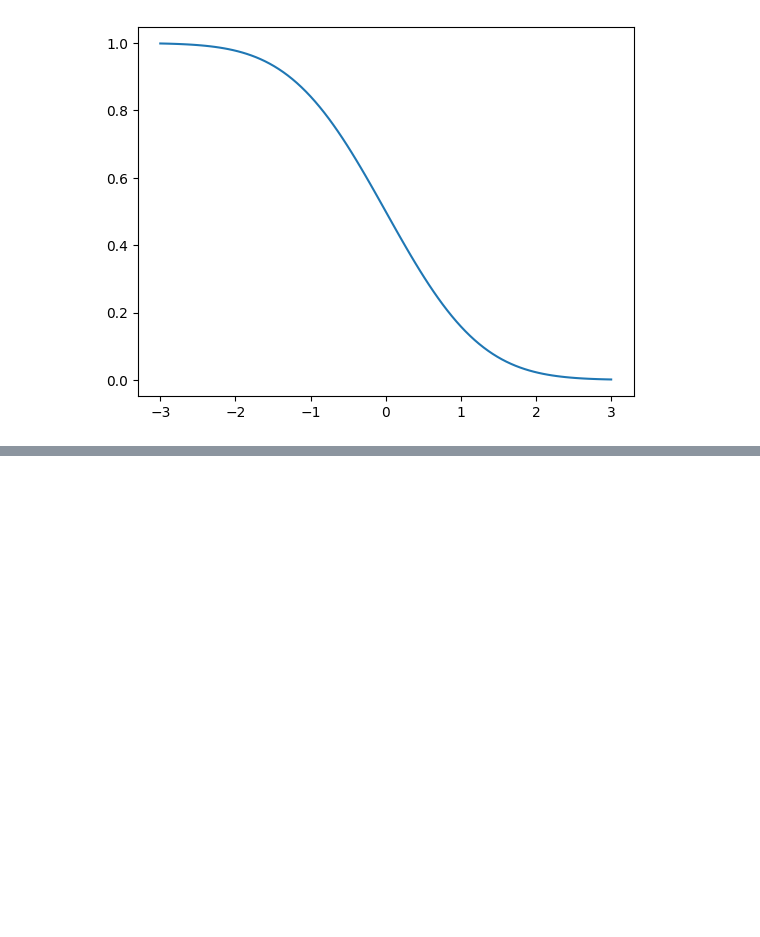
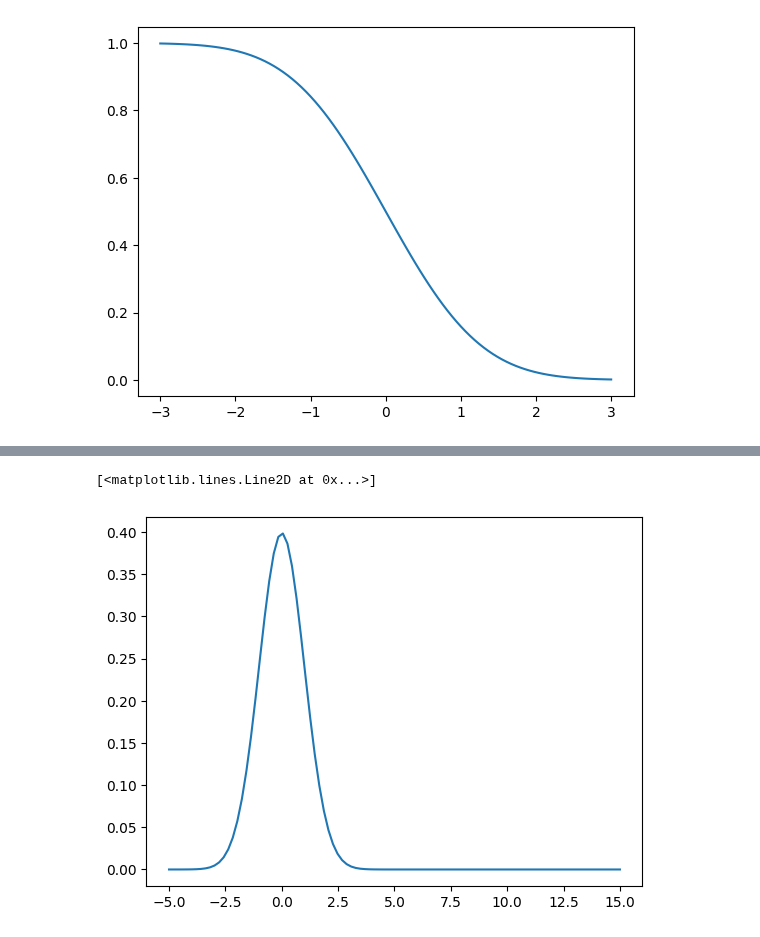
Before and after one commit to rrr0220/Python-Statistics, a Jupyter notebook: 221130_確率分布.ipynb, the cells around one changed output, grey strips where cells are left out. Drawn from its saved outputs; the diff is of its cells as text; code cells hidden in the pictures; blank space fills up the shorter version.

```diff
--- a/221130_確率分布.ipynb
+++ b/221130_確率分布.ipynb
@@ -98,0 +117,7 @@ plt.plot(x, y)
+# %%
+# 引数を指定しないと標準正規分布になる
+y = stats.norm.pdf(x)
+plt.plot(x, y)
+# %% [output]
+[<matplotlib.lines.Line2D at 0x...>]
+[figure, added]
```
Also changed, not shown: parts of 9 cells of this notebook, 4 other files.
